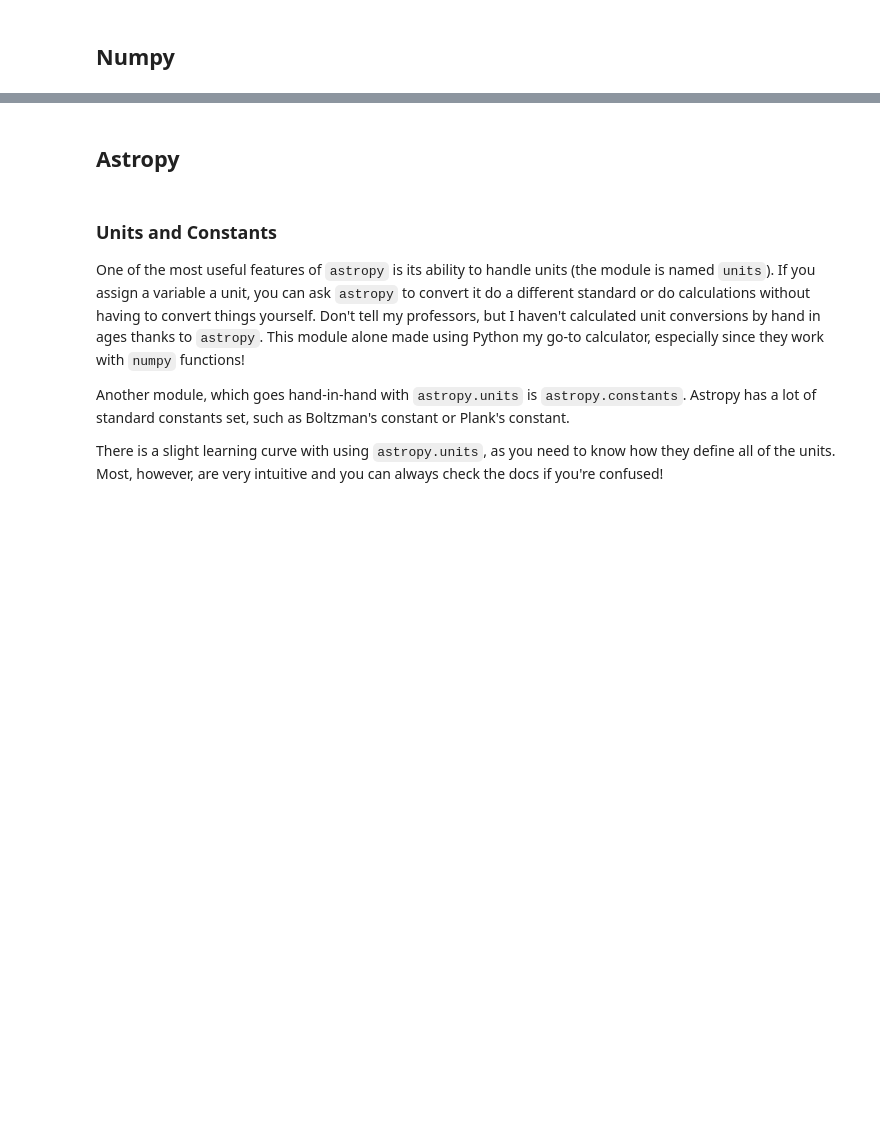
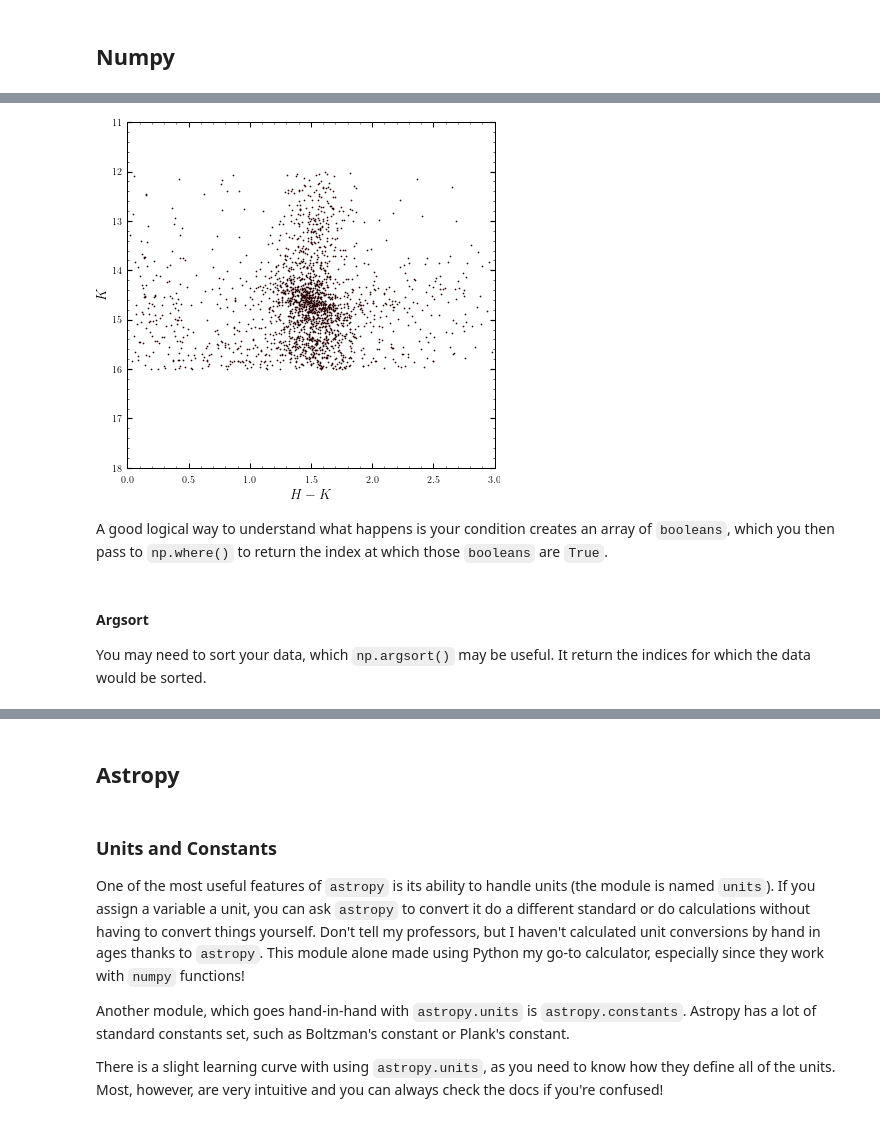
Before and after one commit to Shockblack/Python_Bootcamp, a Jupyter notebook: code/Session02/exercise03.ipynb, the cells around one changed output, grey strips where cells are left out. Drawn from its saved outputs; the diff is of its cells as text; code cells hidden in the pictures; blank space fills up the shorter version.

```diff
--- a/code/Session02/exercise03.ipynb
+++ b/code/Session02/exercise03.ipynb
@@ -19,0 +53,17 @@ x_rand = np.random.rand(100)
+# %%
+# Let's isolate the stars with K magnitudes between 12 and 16
+# We can combine conditions with & (and) and | (or)
+inds = np.where((ukirt[:,0] <= 16) & (ukirt[:,0] >= 12))
+
+# Isolate the data
+ukirt_sub = ukirt[inds]
+
+plot_cmd(ukirt_sub) # Yay function!
+# %% [output]
+[figure, added]
+# %% [markdown]
+A good logical way to understand what happens is your condition creates an array of `booleans`, which you then pass to `np.where()` to return the index at which those `booleans` are `True`.
+# %% [markdown]
+#### Argsort
+
+You may need to sort your data, which `np.argsort()` may be useful. It return the indices for which the data would be sorted.
```
Also changed, not shown: parts of 10 cells of this notebook, 2 other files.
